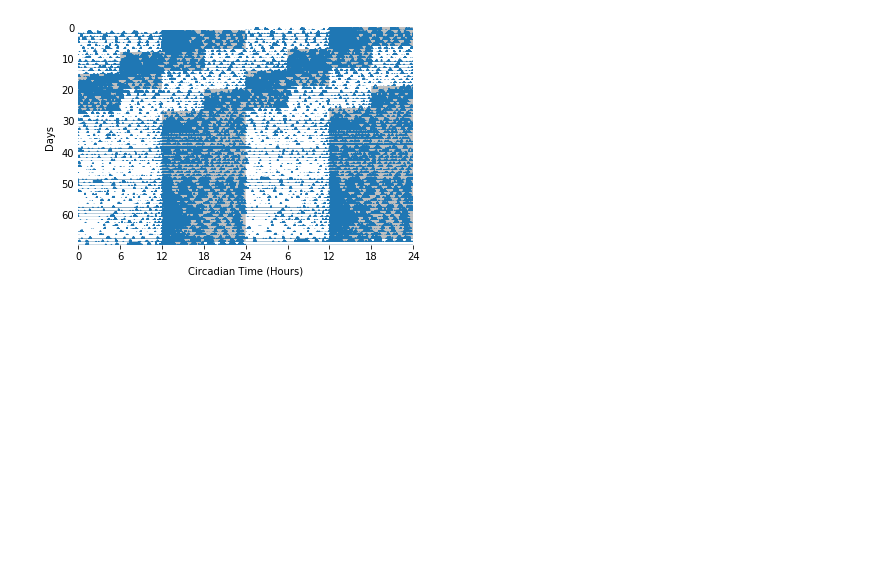
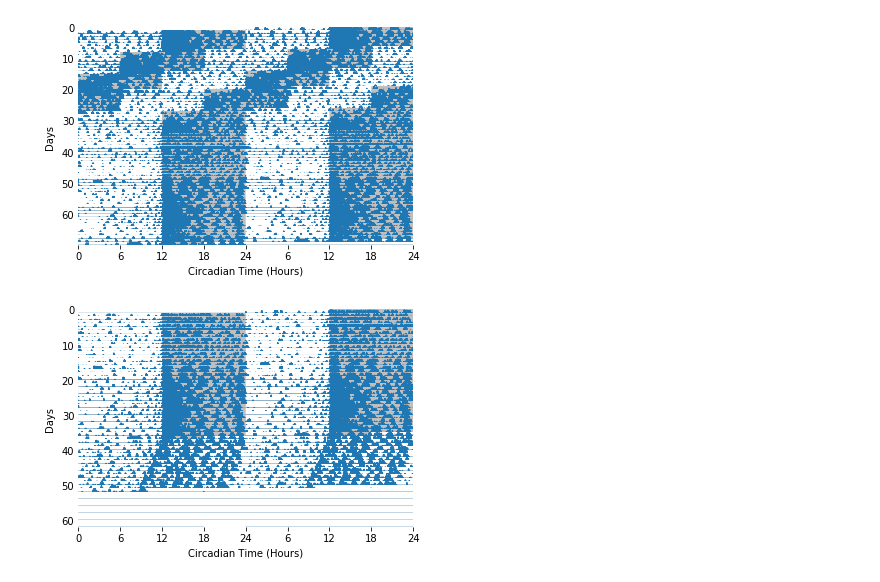
Before and after one commit to A-Fisk/P2_circ_disruption, a Jupyter notebook: 01_createfiles/01_notebooks/03_jetlag_create.ipynb, the cells around one changed output. Saved outputs shown, nothing was run; the diff lists cells and outputs as text; code cells hidden in the pictures; blank space fills up the shorter version.

Commit message:
Creates rough version of all actograms!!!!
Next step create short versions

```diff
--- a/01_createfiles/01_notebooks/03_jetlag_create.ipynb
+++ b/01_createfiles/01_notebooks/03_jetlag_create.ipynb
@@ -182,3 +182,8 @@ df_act_plot = data.loc[baseline_start:
 act.actogram_plot_from_df(df_act_plot, 0)
 # %% [output]
 [figure]
+# %%
+data_test = data.loc[post_baseline_start:]
+act.actogram_plot_from_df(data_test,0)
+# %% [output]
+[figure, added]
```
Also changed, not shown: parts of 1 cell of this notebook, 1 other file.
